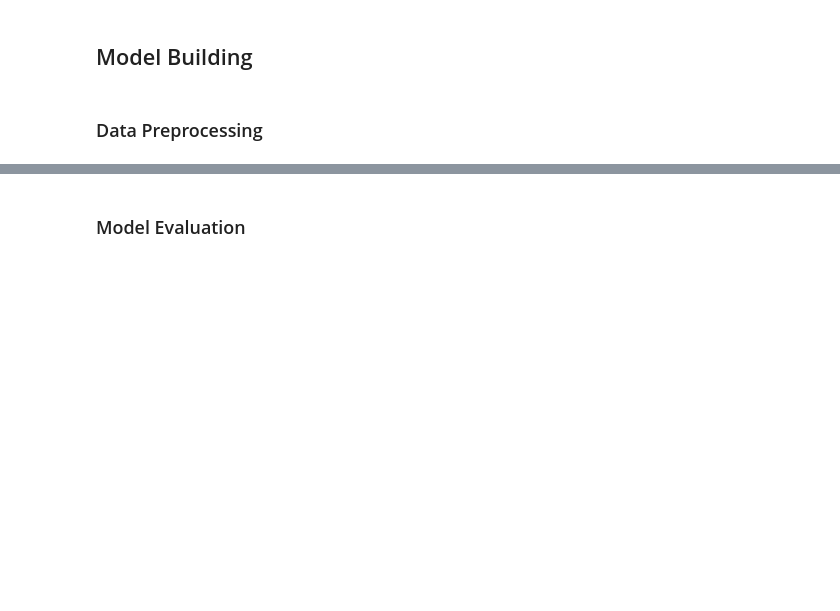
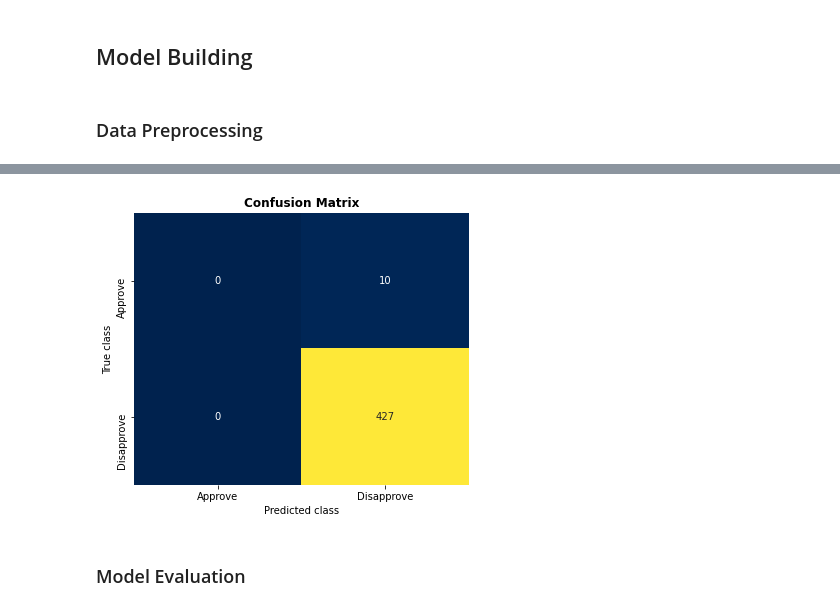
Before and after one commit to dan-grant-hunter/London_Free_Transport, a Jupyter notebook: london_free_transport.ipynb, the cells around one changed output, grey strips where cells are left out. Drawn from its saved outputs; the diff is of its cells as text; code cells hidden in the pictures; blank space fills up the shorter version.

```diff
--- a/london_free_transport.ipynb
+++ b/london_free_transport.ipynb
@@ -513,3 +629,12 @@ plt.xticks([*range(1,6)]);
+# %%
+cm = confusion_matrix(y_test, y_pred)
+plt.figure(figsize=(6, 5))
+sns.heatmap(cm, xticklabels=LABELS, yticklabels=LABELS, annot=True, fmt="d", cbar=False, cmap='cividis');
+plt.title("Confusion Matrix", fontweight='bold')
+plt.ylabel('True class')
+plt.xlabel('Predicted class');
+# %% [output]
+[figure, added]
 # %%
 # NB
 # %%
```
Also changed, not shown: parts of 29 cells of this notebook.
